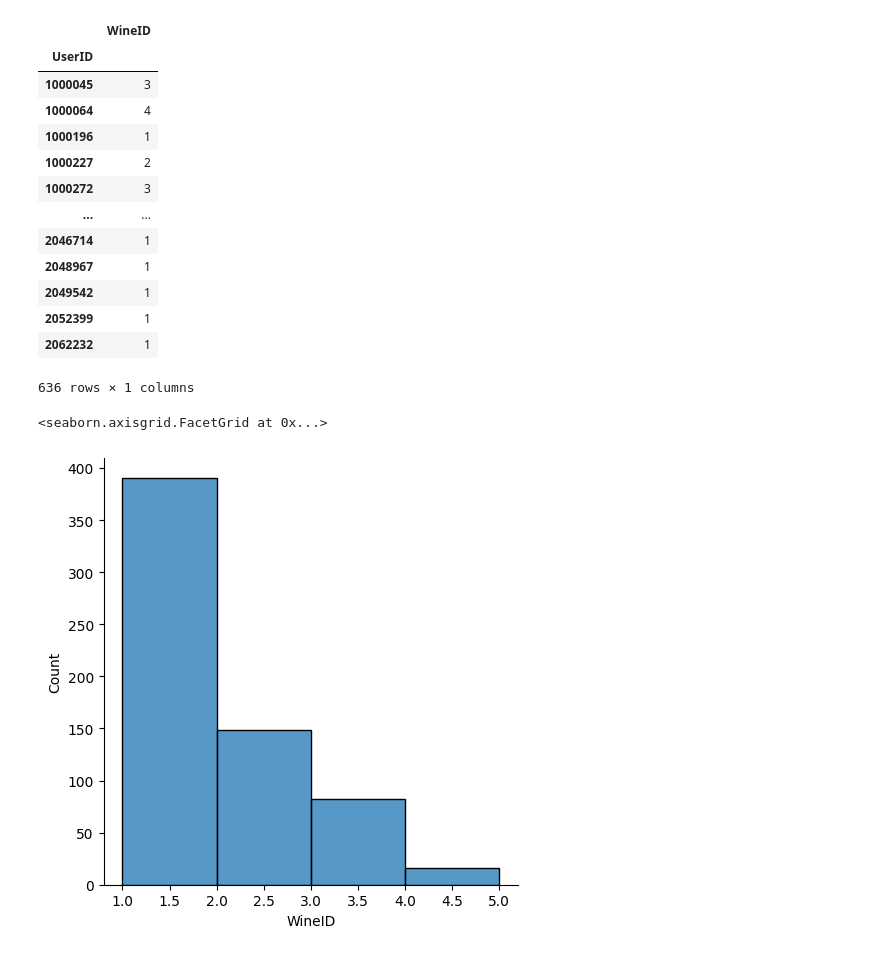
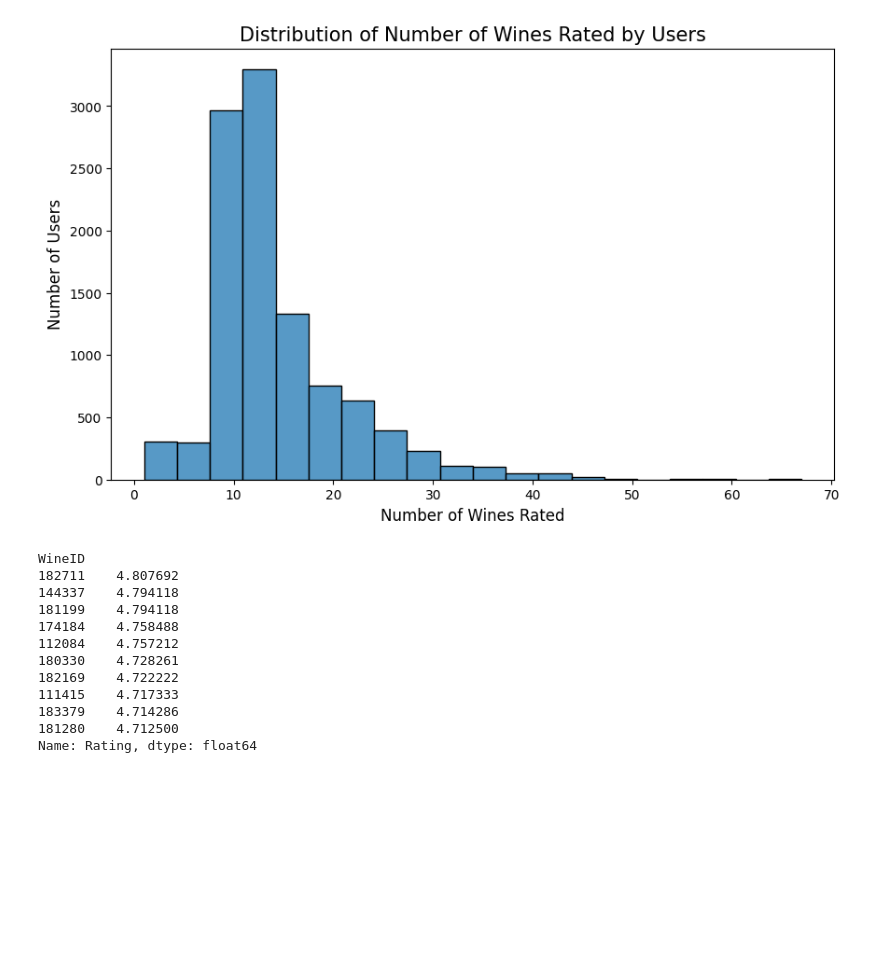
Before and after one commit to irrrrrrrrr/MAISE_RecSys_Group8_Ass, a Jupyter notebook: messingWithDataset.ipynb, the cells around one changed output. Drawn from its saved outputs; the diff is of its cells as text; code cells hidden in the pictures; blank space fills up the shorter version.

```diff
--- a/messingWithDataset.ipynb
+++ b/messingWithDataset.ipynb
@@ -50,26 +27,50 @@ sns.displot(data=count_ratings_df, x='UserID', binwidth=1)
-# %%
-import seaborn as sns
-
-count_ratings_df = ratings_df[['UserID','WineID']].groupby(['UserID']).count()
-display(count_ratings_df)
-sns.displot(data=count_ratings_df, x='WineID', binwidth=1)
-# %% [output]
-|  | WineID |
-| UserID |  |
-| 1000045 | 3 |
-| 1000064 | 4 |
-| 1000196 | 1 |
-| 1000227 | 2 |
-| 1000272 | 3 |
-| ... | ... |
-| 2046714 | 1 |
-| 2048967 | 1 |
-| 2049542 | 1 |
-| 2052399 | 1 |
-| 2062232 | 1 |
-636 rows × 1 columns
-<seaborn.axisgrid.FacetGrid at 0x...>
-[figure, removed]
+# %%
+import seaborn as sns
+import matplotlib.pyplot as plt
+
+
+user_rating_count_df = ratings_df.groupby('UserID')['WineID'].count().reset_index()
+user_rating_count_df.rename(columns={'WineID': 'NumWinesRated'}, inplace=True)
+
+
+plt.figure(figsize=(10, 6))
+sns.histplot(user_rating_count_df['NumWinesRated'], bins=20, kde=False)
+
+
+plt.title('Distribution of Number of Wines Rated by Users', fontsize=15)
+plt.xlabel('Number of Wines Rated', fontsize=12)
+plt.ylabel('Number of Users', fontsize=12)
+
+
+plt.show()
+# %% [output]
+[figure, added]
+# %%
+
+# 2. Non personalized recommendations: ordering by average rating
+
+
+
+average_ratings_df = ratings_df.groupby('WineID')['Rating'].mean()
+
+
+sorted_avg_ratings_df = average_ratings_df.sort_values(ascending=False)
+
+
+display(sorted_avg_ratings_df.head(10))
+# %% [output]
+WineID
+182711    4.807692
+144337    4.794118
+181199    4.794118
+174184    4.758488
+112084    4.757212
+180330    4.728261
+182169    4.722222
+111415    4.717333
+183379    4.714286
+181280    4.712500
+Name: Rating, dtype: float64
 # %%
 count_ratings_df_ord = count_ratings_df.sort_values(by="UserID", ascending=False).reset_index().reset_index()
 display(count_ratings_df_ord)
```
Also changed, not shown: parts of 16 cells of this notebook.
